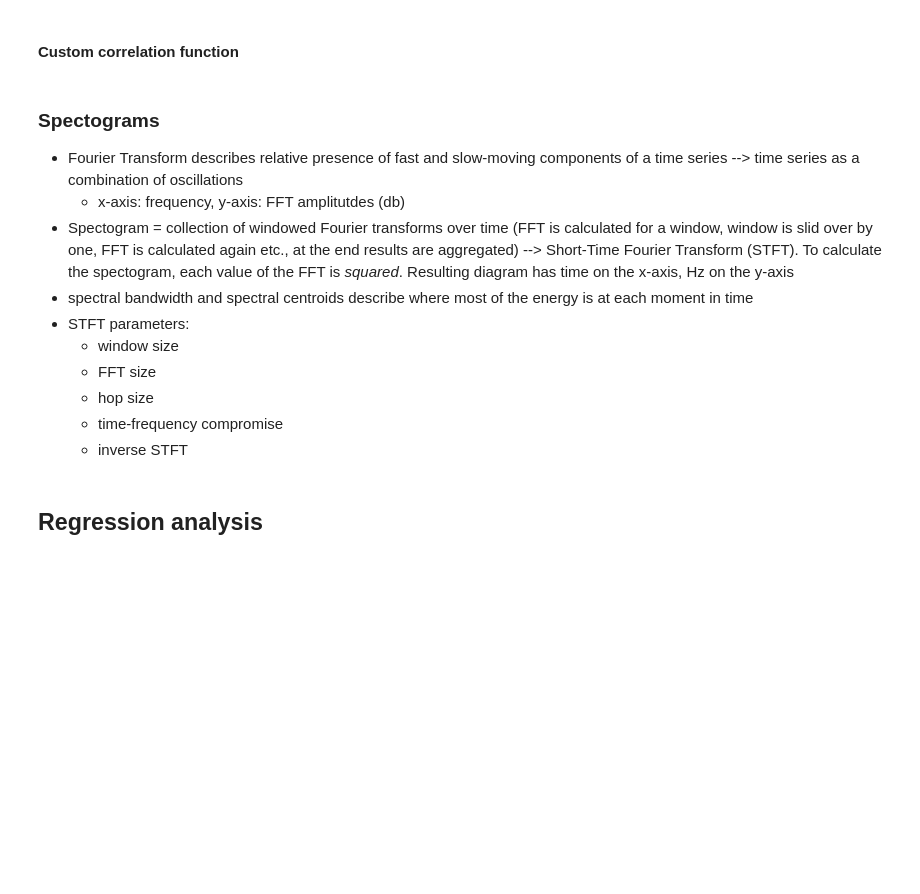
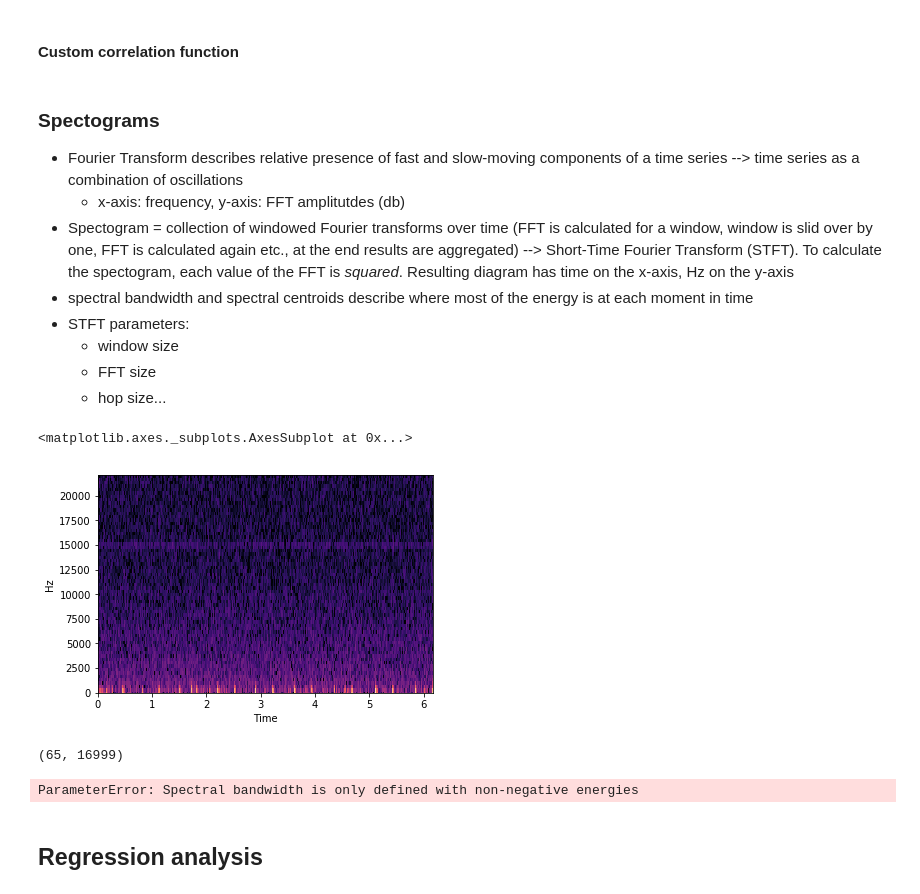
Before and after one commit to JohannaReichert/TimeSeries, a Jupyter notebook: Basics/TimeSeries_Basics.ipynb, the cells around one changed output. Saved outputs shown, nothing was run; the diff lists cells and outputs as text; code cells hidden in the pictures; blank space fills up the shorter version.

```diff
--- a/Basics/TimeSeries_Basics.ipynb
+++ b/Basics/TimeSeries_Basics.ipynb
@@ -296,6 +294,7 @@ More advanced feature engineering: many options in librosa. Also: tsfresh!
 # %%
 # audio shape = time * n_samples
 # Calculate the tempo of the sounds
+sfreq = 44100
 tempos = []
 for col, i_audio in audio.items():
     tempos.append(lr.beat.tempo(i_audio.values, sr=sfreq, hop_length=2**6, aggregate=None))
@@ -419,37 +418,45 @@ def my_pearsonr(est, X, y):
 * STFT parameters:
     - window size
     - FFT size
-    - hop size
-    - time-frequency compromise
-    - inverse STFT
+    - hop size...
 # %%
 # STFT with librosa, then convert in decibels to normalize the average values of all frequencies
 # visualization with specshow()
 from librosa.core import stft, amplitude_to_db
 from librosa.display import specshow
 
+audio_expl = np.array(audio.iloc[:,0])
 # Calculate our STFT
 HOP_LENGTH = 2**4
 SIZE_WINDOW = 2**7
-audio_stft = stft(audio, hop_length=HOP_LENGTH, n_fft=SIZE_WINDOW)
+audio_stft = stft(audio_expl, hop_length=HOP_LENGTH, n_fft=SIZE_WINDOW)
 
 # Convert into decibels for visualization
-spec_db = amplitude_to_db(audio_stft)
+spec_db = amplitude_to_db(np.abs(audio_stft))
 
 # Visualize
 specshow(spec_db, sr=sfreq, x_axis='time',
          y_axis='hz', hop_length=HOP_LENGTH)
+# %% [output]
+<matplotlib.axes._subplots.AxesSubplot at 0x...>
+[figure, added]
+# %%
+spec_db.shape
+# %% [output]
+(65, 16999)
 # %%
 # Calculate the spectral centroid and bandwidth for the spectrogram
-bandwidths = lr.feature.spectral_bandwidth(S=spec)[0]
-centroids = lr.feature.spectral_centroid(S=spec)[0]
+bandwidths = lr.feature.spectral_bandwidth(S=spec_db)[0]
+centroids = lr.feature.spectral_centroid(S=spec_db)[0]
 
 # Display these features on top of the spectrogram
-ax = specshow(spec, x_axis='time', y_axis='hz', hop_length=HOP_LENGTH)
+ax = specshow(spec_db, x_axis='time', y_axis='hz', hop_length=HOP_LENGTH)
 ax.plot(times_spec, centroids)
 ax.fill_between(times_spec, centroids - bandwidths / 2,
                 centroids + bandwidths / 2, alpha=0.5)
 plt.show()
+# %% [output]
+ParameterError: Spectral bandwidth is only defined with non-negative energies
 # %%
 # combining all of the features
 centroids_all = []
```
Also changed, not shown: parts of 25 cells of this notebook.
